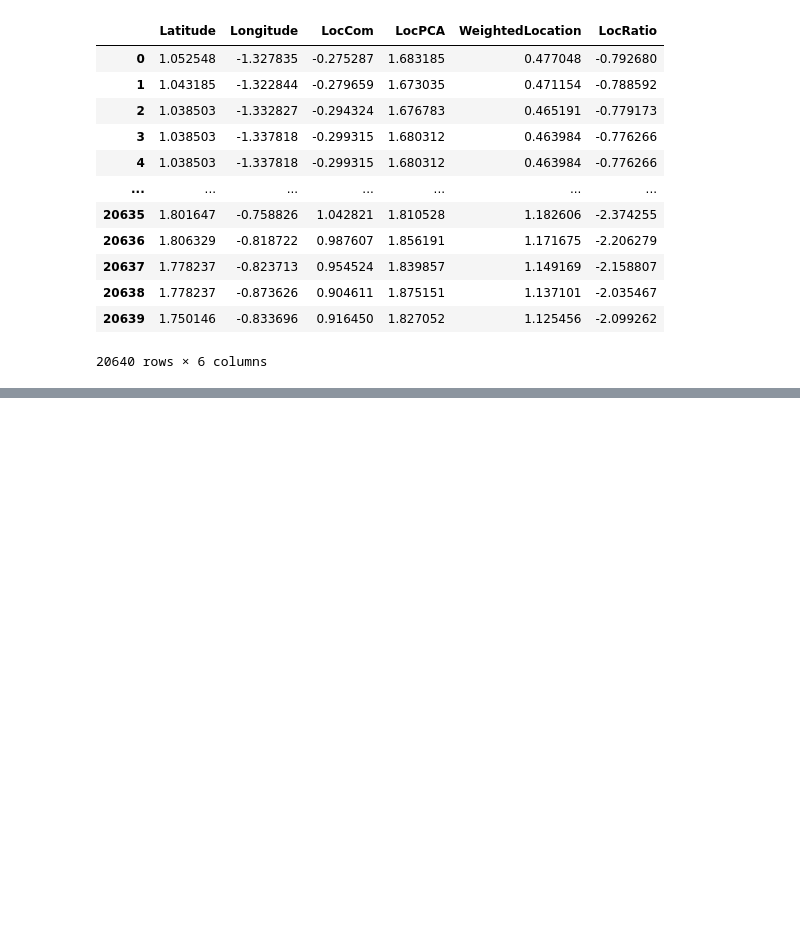
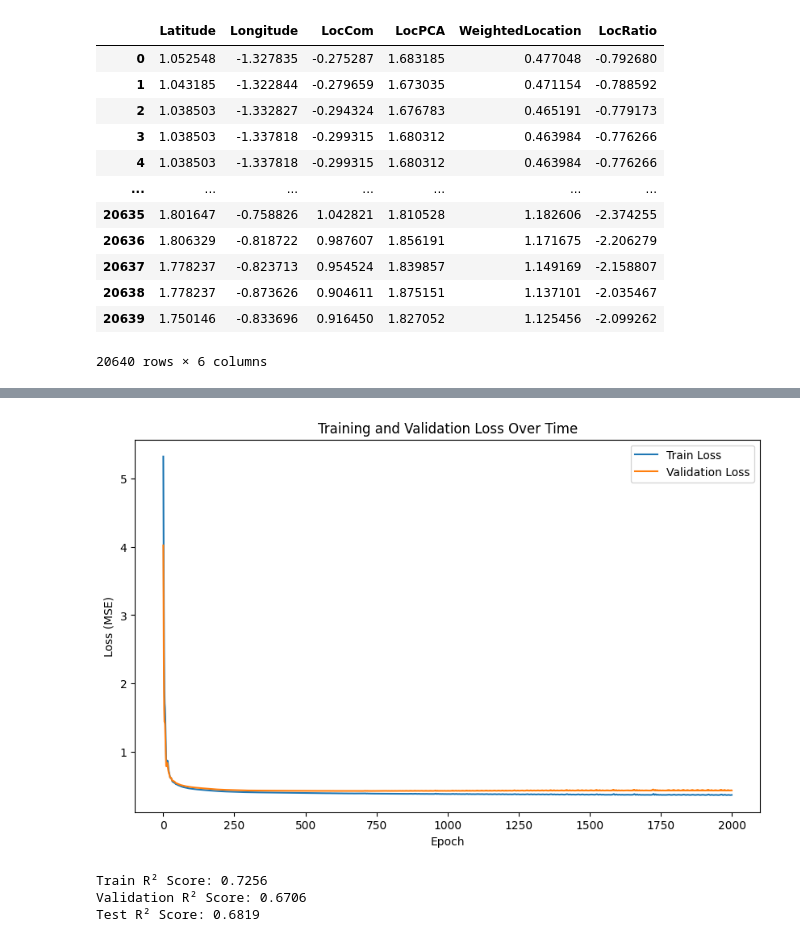
Before and after one commit to SG20000402/Machine-learning-algorithms, a Jupyter notebook: Supervised/Linear regression/regression.ipynb, the cells around one changed output, grey strips where cells are left out. Saved outputs shown, nothing was run; the diff lists cells and outputs as text; code cells hidden in the pictures; blank space fills up the shorter version.

```diff
--- a/Supervised/Linear regression/regression.ipynb
+++ b/Supervised/Linear regression/regression.ipynb
@@ -458,0 +445,3 @@ See the caveats in the documentation: https://pandas.pydata.org/pandas-docs/stab
+# %%
+# Splitting the testing and validation dataset: The remaining becomes 50% validation and 50% test
+X_val, X_test, y_val, y_test = train_test_split(X_temp, y_temp, test_size=0.5, random_state=42)
@@ -486,16 +522,29 @@ optimizer = torch.optim.SGD(model.parameters(), lr=0.01)  # Stochastic Gradient
 # %%
-# --- Step 4: Train the Model ---
-num_epochs = 1000
+# Training the Model (And checking the validation)
+num_epochs = 2000
+train_loss = []
+val_loss = []
 for epoch in range(num_epochs):
-    # Forward pass
-    outputs = model(X_train)
-    loss = criterion(outputs, y_train)
+    model.train()  # Training mode
+    # Forward pass (training)
+    train_outputs = model(X_train_tensor)
+    tr_loss = criterion(train_outputs, y_train_tensor)
 
     # Backward pass and optimization
-    optimizer.zero_grad()  # Clear gradients
-    loss.backward()       # Compute gradients
-    optimizer.step()      # Update weights
+    optimizer.zero_grad()
+    tr_loss.backward()
+    optimizer.step()
+
+    # Validation (no gradients)
+    model.eval()
+    with torch.no_grad():
+        val_outputs = model(X_val_tensor)
+        va_loss = criterion(val_outputs, y_val_tensor)
+
+    # Store losses
+    train_loss.append(tr_loss.item())
+    val_loss.append(va_loss.item())
 
     # Print progress every 100 epochs
     if (epoch + 1) % 100 == 0:
-        print(f'Epoch [{epoch+1}/{num_epochs}], Loss: {loss.item():.4f}')
+        print(f'Epoch [{epoch+1}/{num_epochs}], Train Loss: {tr_loss.item():.4f}, Val Loss: {va_loss.item():.4f}')
@@ -502,14 +572,35 @@ for epoch in range(num_epochs):
+# %%
+# Plot training and validation loss
+plt.figure(figsize=(10, 6))
+plt.plot(range(num_epochs), train_loss, label='Train Loss')
+plt.plot(range(num_epochs), val_loss, label='Validation Loss')
+plt.xlabel('Epoch')
+plt.ylabel('Loss (MSE)')
+plt.title('Training and Validation Loss Over Time')
+plt.legend()
+plt.show()
+# %% [output]
+[figure, added]
 # %%
-# --- Step 5: Evaluate the Model ---
-model.eval()  # Set to evaluation mode
+# Final Evaluation on Test Set
+model.eval()
 with torch.no_grad():
-    y_pred_train = model(X_train).numpy()
-    y_pred_test = model(X_test).numpy()
-    y_train_np = y_train.numpy()
-    y_test_np = y_test.numpy()
+    y_pred_train = model(X_train_tensor).numpy()
+    y_pred_val = model(X_val_tensor).numpy()
+    y_pred_test = model(X_test_tensor).numpy()
+    y_train_np = y_train_tensor.numpy()
+    y_val_np = y_val_tensor.numpy()
+    y_test_np = y_test_tensor.numpy()
 
-    # Calculate R² score
+    # Calculate R² scores
     train_r2 = r2_score(y_train_np, y_pred_train)
+    val_r2 = r2_score(y_val_np, y_pred_val)
     test_r2 = r2_score(y_test_np, y_pred_test)
+
     print(f'Train R² Score: {train_r2:.4f}')
+    print(f'Validation R² Score: {val_r2:.4f}')
     print(f'Test R² Score: {test_r2:.4f}')
+# %% [output]
+Train R² Score: 0.7256
+Validation R² Score: 0.6706
+Test R² Score: 0.6819
```
Also changed, not shown: parts of 28 cells of this notebook, 4 other files.
